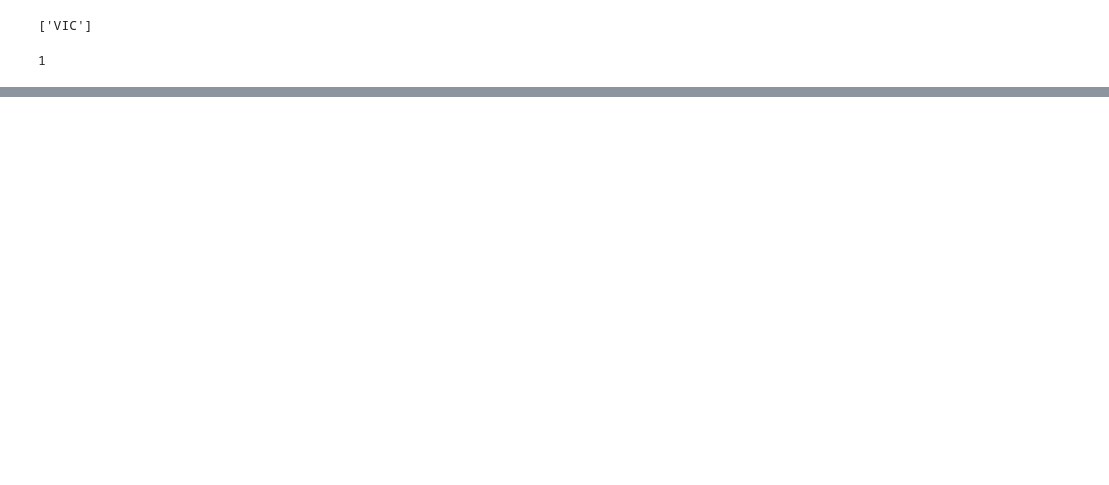
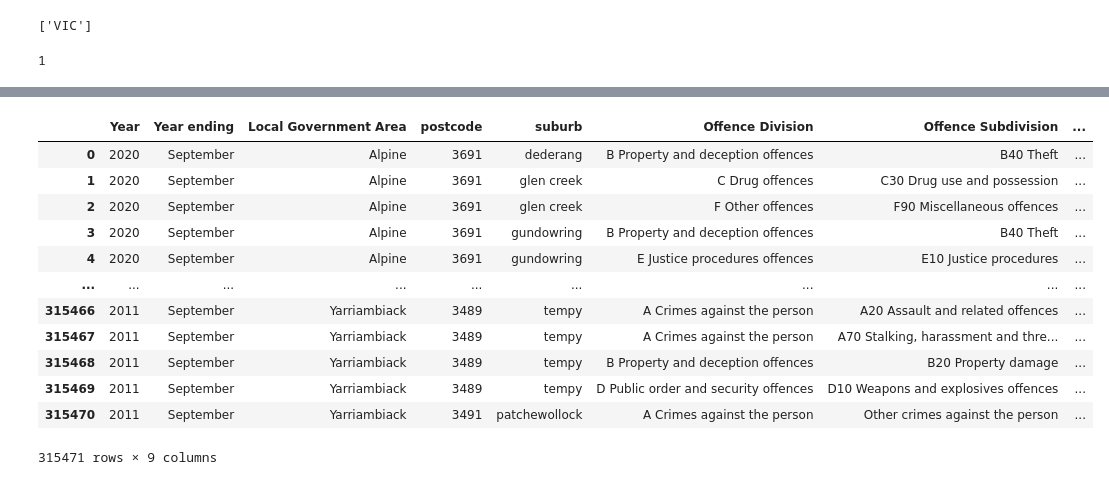
Before and after one commit to jMacProd/ETL-to-PostgreSQL, a Jupyter notebook: 02 TRANSFORMATION 1 - filtering out irrelevant data/TRANSFORMATION 1 - Crime Data - filtering out irrelevant data.ipynb, the cells around one changed output, grey strips where cells are left out. Drawn from its saved outputs; the diff is of its cells as text; code cells hidden in the pictures; blank space fills up the shorter version.

```diff
--- a/02 TRANSFORMATION 1 - filtering out irrelevant data/TRANSFORMATION 1 - Crime Data - filtering out irrelevant data.ipynb
+++ b/02 TRANSFORMATION 1 - filtering out irrelevant data/TRANSFORMATION 1 - Crime Data - filtering out irrelevant data.ipynb
@@ -124,0 +289,18 @@ crime_suburb
+# %%
+crimerateDF2 = crimerateDF.rename(columns={"Suburb/Town Name":"suburb"})
+crimerateDF2['suburb'] = crimerateDF2['suburb'].str.lower()
+crimerateDF2
+# %% [output]
+|  | Year | Year ending | Local Government Area | postcode | suburb | Offence Division | Offence Subdivision | ... |
+| 0 | 2020 | September | Alpine | 3691 | dederang | B Property and deception offences | B40 Theft | ... |
+| 1 | 2020 | September | Alpine | 3691 | glen creek | C Drug offences | C30 Drug use and possession | ... |
+| 2 | 2020 | September | Alpine | 3691 | glen creek | F Other offences | F90 Miscellaneous offences | ... |
+| 3 | 2020 | September | Alpine | 3691 | gundowring | B Property and deception offences | B40 Theft | ... |
+| 4 | 2020 | September | Alpine | 3691 | gundowring | E Justice procedures offences | E10 Justice procedures | ... |
+| ... | ... | ... | ... | ... | ... | ... | ... | ... |
+| 315466 | 2011 | September | Yarriambiack | 3489 | tempy | A Crimes against the person | A20 Assault and related offences | ... |
+| 315467 | 2011 | September | Yarriambiack | 3489 | tempy | A Crimes against the person | A70 Stalking, harassment and thre... | ... |
+| 315468 | 2011 | September | Yarriambiack | 3489 | tempy | B Property and deception offences | B20 Property damage | ... |
+| 315469 | 2011 | September | Yarriambiack | 3489 | tempy | D Public order and security offences | D10 Weapons and explosives offences | ... |
+| 315470 | 2011 | September | Yarriambiack | 3491 | patchewollock | A Crimes against the person | Other crimes against the person | ... |
+315471 rows × 9 columns
```
Also changed, not shown: parts of 38 cells of this notebook, 3 other files.
